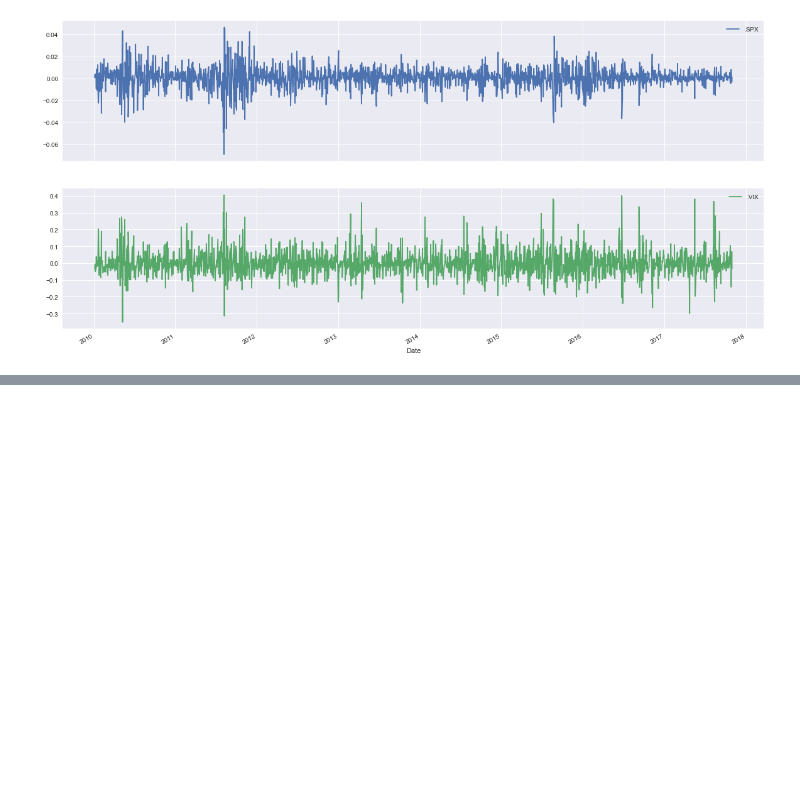
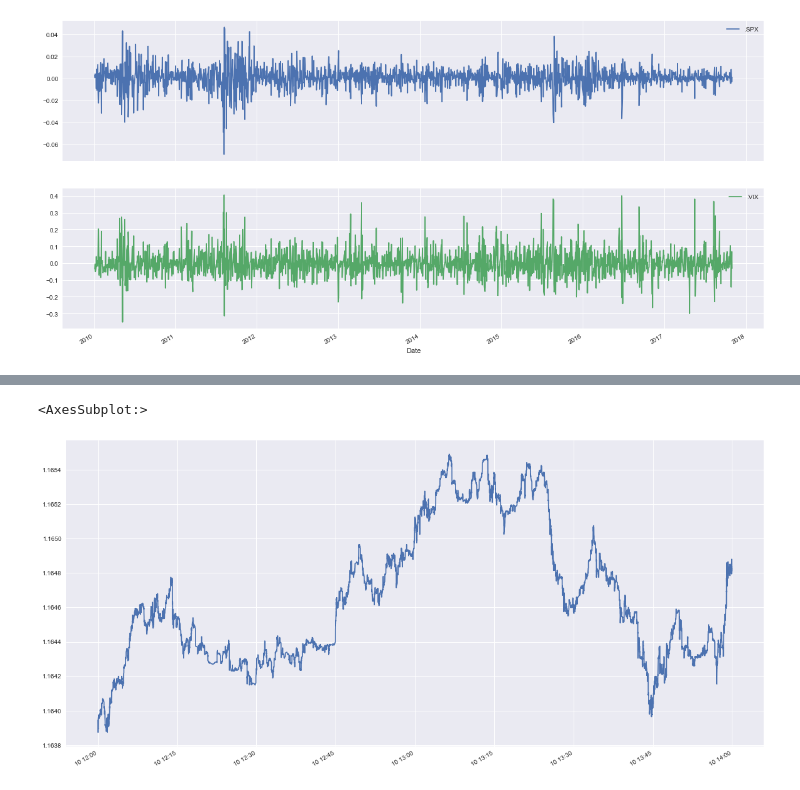
Before and after one commit to anubhavsingh10/Finance, a Jupyter notebook: timeseries.ipynb, the cells around one changed output, grey strips where cells are left out. Drawn from its saved outputs; the diff is of its cells as text; code cells hidden in the pictures; blank space fills up the shorter version.

```diff
--- a/timeseries.ipynb
+++ b/timeseries.ipynb
@@ -155,0 +176,4 @@ data['.SPX'].plot(figsize=(20,10))
+# %%
+%%time
+tick = pd.read_csv('source/fxcm_eur_usd_tick_data.csv', index_col=0, parse_dates=True)
+tick
@@ -155,0 +195,6 @@ data['.SPX'].plot(figsize=(20,10))
+# %%
+tick['mid']=tick.mean(axis=1)
+tick['mid'].plot(figsize=(20,10))
+# %% [output]
+<AxesSubplot:>
+[figure, added]
```
Also changed, not shown: parts of 9 cells of this notebook.
